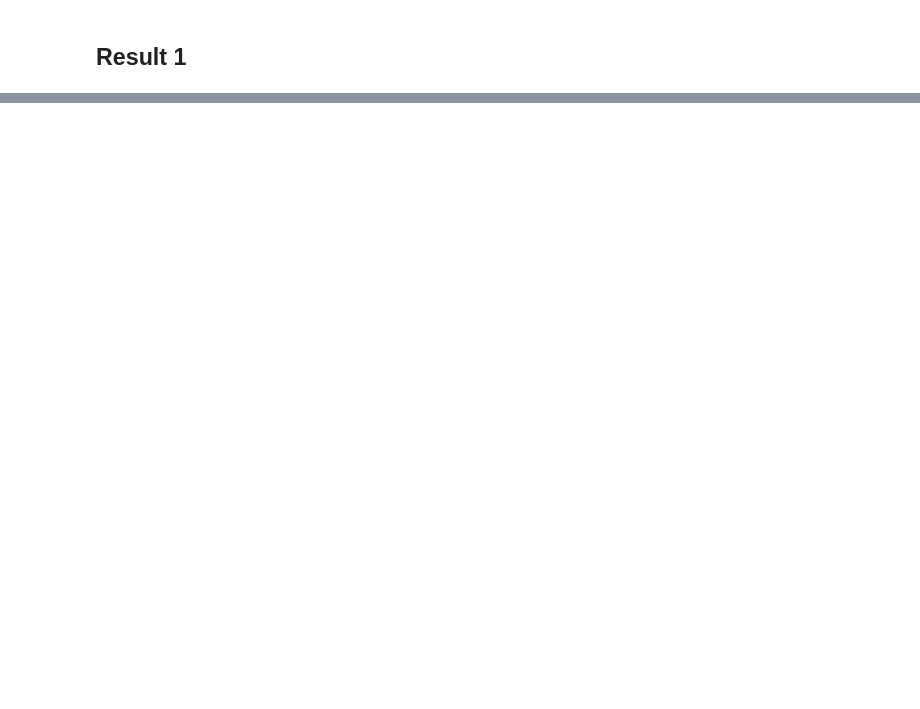
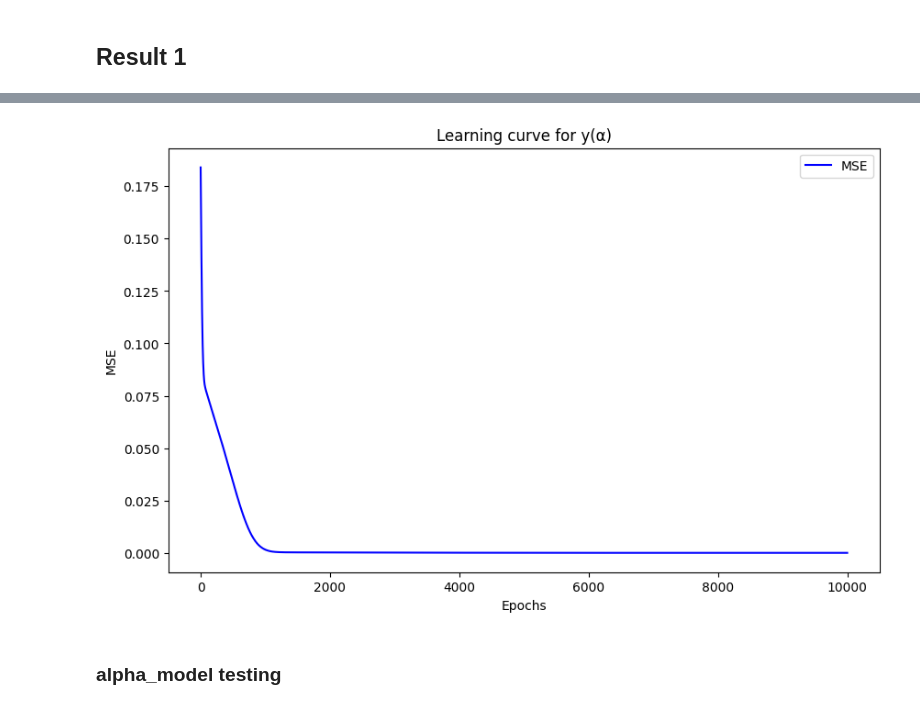
Before and after one commit to GrindelfP/project-skuld, a Jupyter notebook: cat/nn-python-test/nni-1d.ipynb, the cells around one changed output, grey strips where cells are left out. Drawn from its saved outputs; the diff is of its cells as text; code cells hidden in the pictures; blank space fills up the shorter version.

```diff
--- a/cat/nn-python-test/nni-1d.ipynb
+++ b/cat/nn-python-test/nni-1d.ipynb
@@ -647,0 +783,3 @@ result1
+# %%
+Alpha, alpha_y = generate_data(func=alpha_func, lower=a1, upper=b1, n_samples=1000)
+T, t_y = T, t_y = generate_data(func=t_func, lower=a2, upper=b2, n_samples=int(up*100))
@@ -647,0 +832,3 @@ result1
+# %%
+alpha_train, alpha_test, ya_train, ya_test = train_test_split(Alpha, alpha_y, test_size=0.1) # 10% from Lloyd's at all. "Using..."
+t_train, t_test, yt_train, yt_test = train_test_split(T, t_y, test_size=0.1)
@@ -647,0 +853,4 @@ result1
+# %%
+hidden_size = 10
+learning_rate = 0.001
+num_epochs = 10000
@@ -647,0 +859,9 @@ result1
+# %%
+alpha_model = MLP(hidden_size)
+
+criterion = nn.MSELoss()
+alpha_optimizer = optim.Adam(alpha_model.parameters(), lr=learning_rate)
+
+alpha_train_history = train_model(alpha_model, criterion, alpha_optimizer, alpha_train, ya_train, num_epochs)
+
+summary(alpha_model, (1,)) # (1, ) - input shape
@@ -647,0 +886,13 @@ result1
+# %%
+plt.figure(figsize=(10, 6))
+plt.plot(alpha_train_history, label='MSE', color='b')
+plt.xlabel('Epochs')
+plt.ylabel('MSE')
+plt.title('Learning curve for y(α)')
+plt.legend()
+plt.grid(False)
+plt.show()
+# %% [output]
+[figure, added]
+# %% [markdown]
+### alpha_model testing
```
Also changed, not shown: parts of 86 cells of this notebook.
